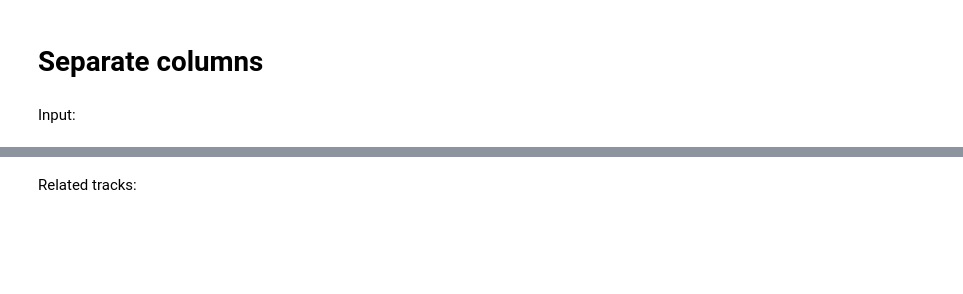
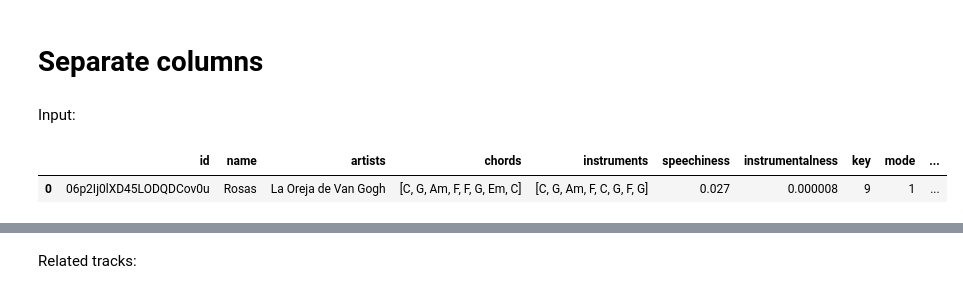
Before and after one commit to GabiCase/song-starter, a Jupyter notebook: pruebas_APIS.ipynb, the cells around one changed output, grey strips where cells are left out. Saved outputs shown, nothing was run; the diff lists cells and outputs as text; code cells hidden in the pictures; blank space fills up the shorter version.

```diff
--- a/pruebas_APIS.ipynb
+++ b/pruebas_APIS.ipynb
@@ -231,6 +255,11 @@ chord_map = {
 }
 # %% [markdown]
 Input:
+# %%
+input_data
+# %% [output]
+|  | id | name | artists | chords | instruments | speechiness | instrumentalness | key | mode | ... |
+| 0 | 06p2Ij0lXD45LODQDCov0u | Rosas | La Oreja de Van Gogh | [C, G, Am, F, F, G, Em, C] | [C, G, Am, F, C, G, F, G] | 0.027 | 0.000008 | 9 | 1 | ... |
 # %%
 input_data['chords_1'] = input_data['chords'].apply(lambda x: x[:4])
 input_data['chords_2'] = input_data['chords'].apply(lambda x: x[4:])
```
Also changed, not shown: parts of 50 cells of this notebook, 9 other files.
